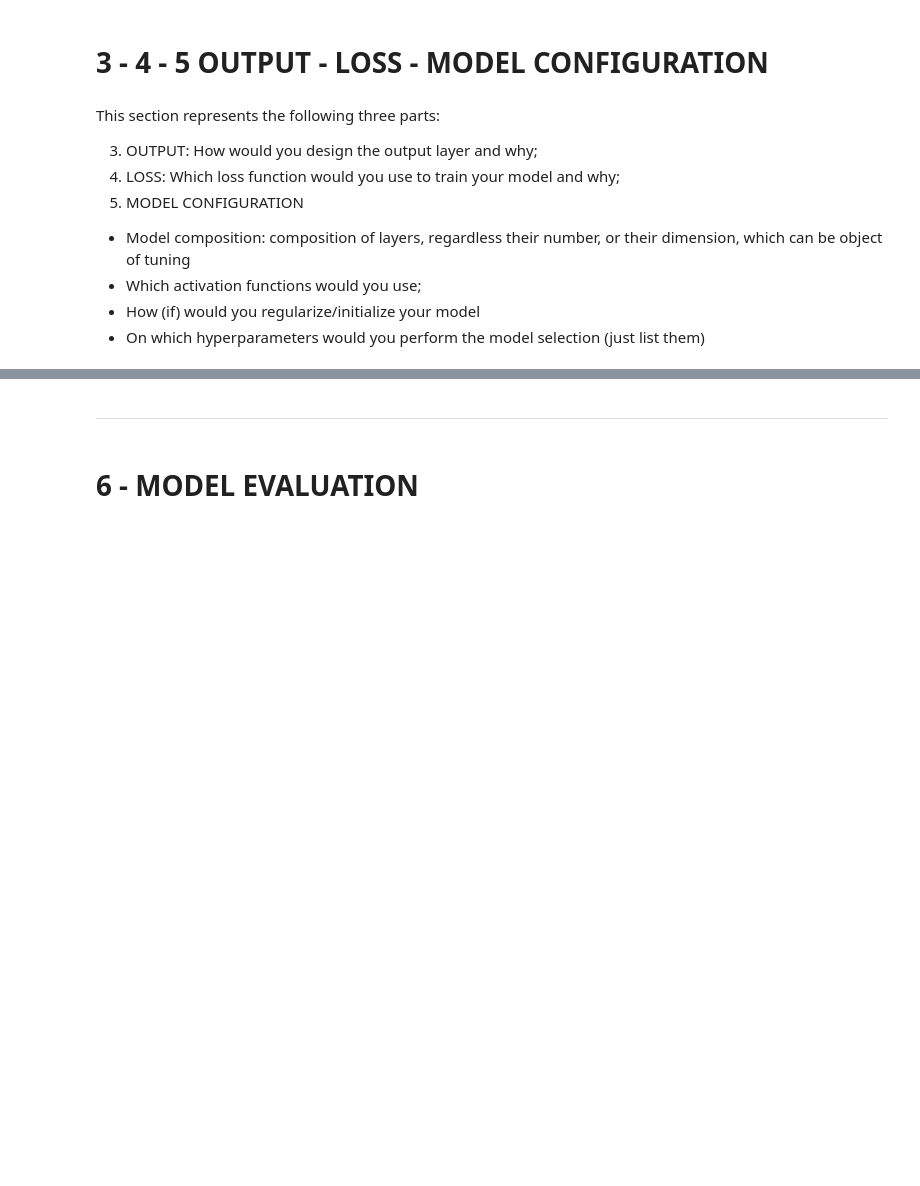
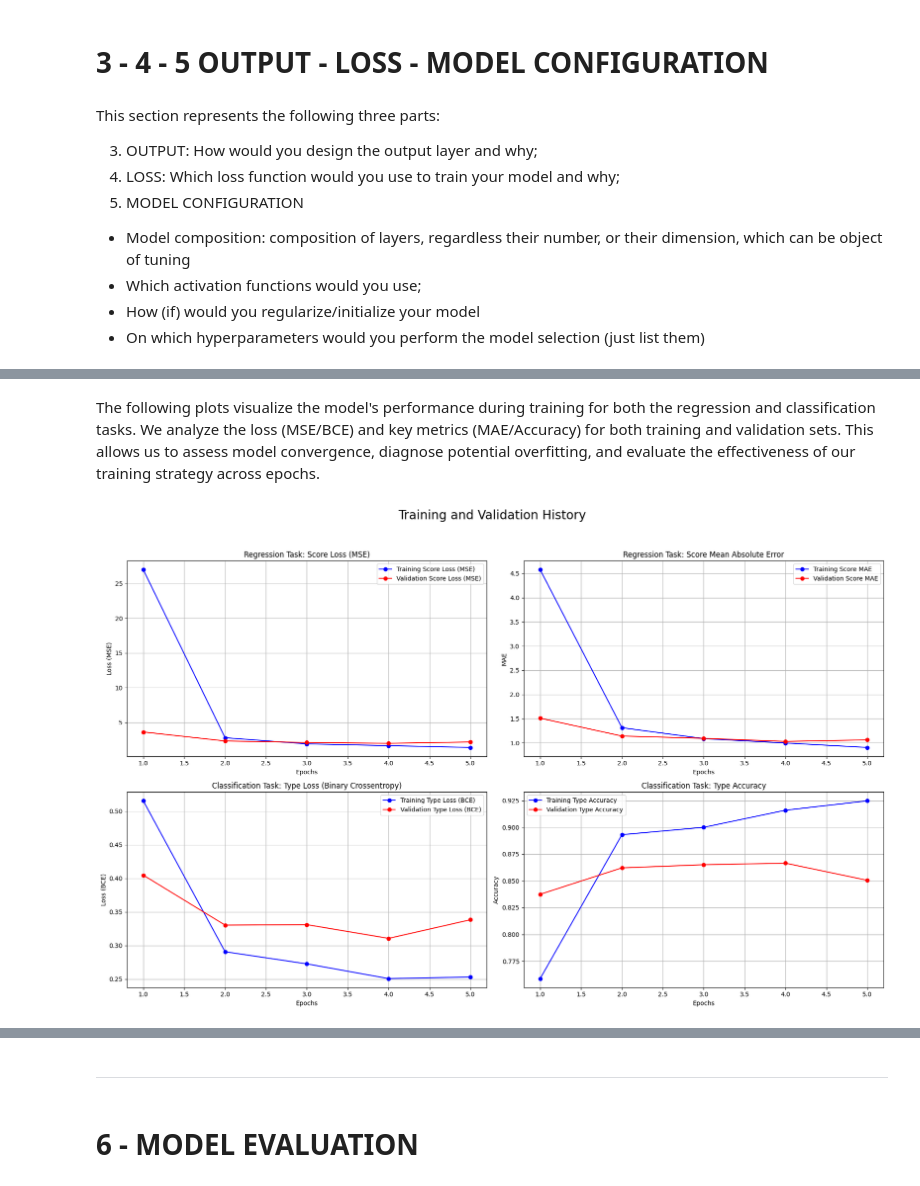
Before and after one commit to Pablo-Rimoldi/DeepLearningExam, a Jupyter notebook: rimoldi.ipynb, the cells around one changed output, grey strips where cells are left out. Cells and saved outputs as stored; diff of their text form; code cells hidden in the pictures; blank space fills up the shorter version.

```diff
--- a/rimoldi.ipynb
+++ b/rimoldi.ipynb
@@ -877,0 +431,6 @@ def create_model(input_shape = (X_train_merged.shape[1], X_train_merged.shape[2]
+# %%
+review_type_map = {'Bad_review': 0, 'Good_review': 1}
+
+train_df['Review_Type'] = train_df['Review_Type'].map(review_type_map)
+val_df['Review_Type']   = val_df['Review_Type'].map(review_type_map)
+test_df['Review_Type']  = test_df['Review_Type'].map(review_type_map)
@@ -877,0 +648,12 @@ def create_model(input_shape = (X_train_merged.shape[1], X_train_merged.shape[2]
+# %%
+best_learning_rate = 0.01
+best_batch_size = 128
+best_epochs = 5
+best_dropout_rate = 0.1
+best_weight_reg = keras.regularizers.l2(1e-2)
+best_embedding_dim = 64
+best_lstm_units = 32
+best_optimizer = 'adam'
+best_hidden_layer_sizes = [64, 32]
+best_loss_weight_score = 5
+best_loss_weight_type = 0.1
@@ -877,0 +711,60 @@ def create_model(input_shape = (X_train_merged.shape[1], X_train_merged.shape[2]
+# %% [markdown]
+The following plots visualize the model's performance during training for both the regression and classification tasks. We analyze the loss (MSE/BCE) and key metrics (MAE/Accuracy) for both training and validation sets. This allows us to assess model convergence, diagnose potential overfitting, and evaluate the effectiveness of our training strategy across epochs.
+# %%
+import matplotlib.pyplot as plt
+
+def plot_training_history(history):
+
+    score_loss = 'review_score_loss'
+    val_score_loss = 'val_review_score_loss'
+    score_mae = 'review_score_mae'
+    val_score_mae = 'val_review_score_mae'
+
+    type_loss = 'review_type_loss'
+    val_type_loss = 'val_review_type_loss'
+    type_acc = 'review_type_accuracy'
+    val_type_acc = 'val_review_type_accuracy'
+
+    epochs = range(1, len(history.history[score_loss]) + 1)
+
+    fig, axs = plt.subplots(2, 2, figsize=(18, 12))
+    fig.suptitle('Training and Validation History', fontsize=20)
+
+    axs[0, 0].plot(epochs, history.history[score_loss], 'bo-', label='Training Score Loss (MSE)')
+    axs[0, 0].plot(epochs, history.history[val_score_loss], 'ro-', label='Validation Score Loss (MSE)')
+    axs[0, 0].set_title('Regression Task: Score Loss (MSE)')
+    axs[0, 0].set_xlabel('Epochs')
+    axs[0, 0].set_ylabel('Loss (MSE)')
+    axs[0, 0].legend()
+    axs[0, 0].grid(True)
+
+    axs[0, 1].plot(epochs, history.history[score_mae], 'bo-', label='Training Score MAE')
+    axs[0, 1].plot(epochs, history.history[val_score_mae], 'ro-', label='Validation Score MAE')
+    axs[0, 1].set_title('Regression Task: Score Mean Absolute Error')
+    axs[0, 1].set_xlabel('Epochs')
+    axs[0, 1].set_ylabel('MAE')
+    axs[0, 1].legend()
+    axs[0, 1].grid(True)
+
+    axs[1, 0].plot(epochs, history.history[type_loss], 'bo-', label='Training Type Loss (BCE)')
+    axs[1, 0].plot(epochs, history.history[val_type_loss], 'ro-', label='Validation Type Loss (BCE)')
+    axs[1, 0].set_title('Classification Task: Type Loss (Binary Crossentropy)')
+    axs[1, 0].set_xlabel('Epochs')
+    axs[1, 0].set_ylabel('Loss (BCE)')
+    axs[1, 0].legend()
+    axs[1, 0].grid(True)
+
+    axs[1, 1].plot(epochs, history.history[type_acc], 'bo-', label='Training Type Accuracy')
+    axs[1, 1].plot(epochs, history.history[val_type_acc], 'ro-', label='Validation Type Accuracy')
+    axs[1, 1].set_title('Classification Task: Type Accuracy')
+    axs[1, 1].set_xlabel('Epochs')
+    axs[1, 1].set_ylabel('Accuracy')
+    axs[1, 1].legend()
+    axs[1, 1].grid(True)
+
+    plt.tight_layout(rect=[0, 0.03, 1, 0.95])
+    plt.show()
+
+plot_training_history(history)
+# %% [output]
+[figure, added]
```
Also changed, not shown: parts of 170 cells of this notebook.
